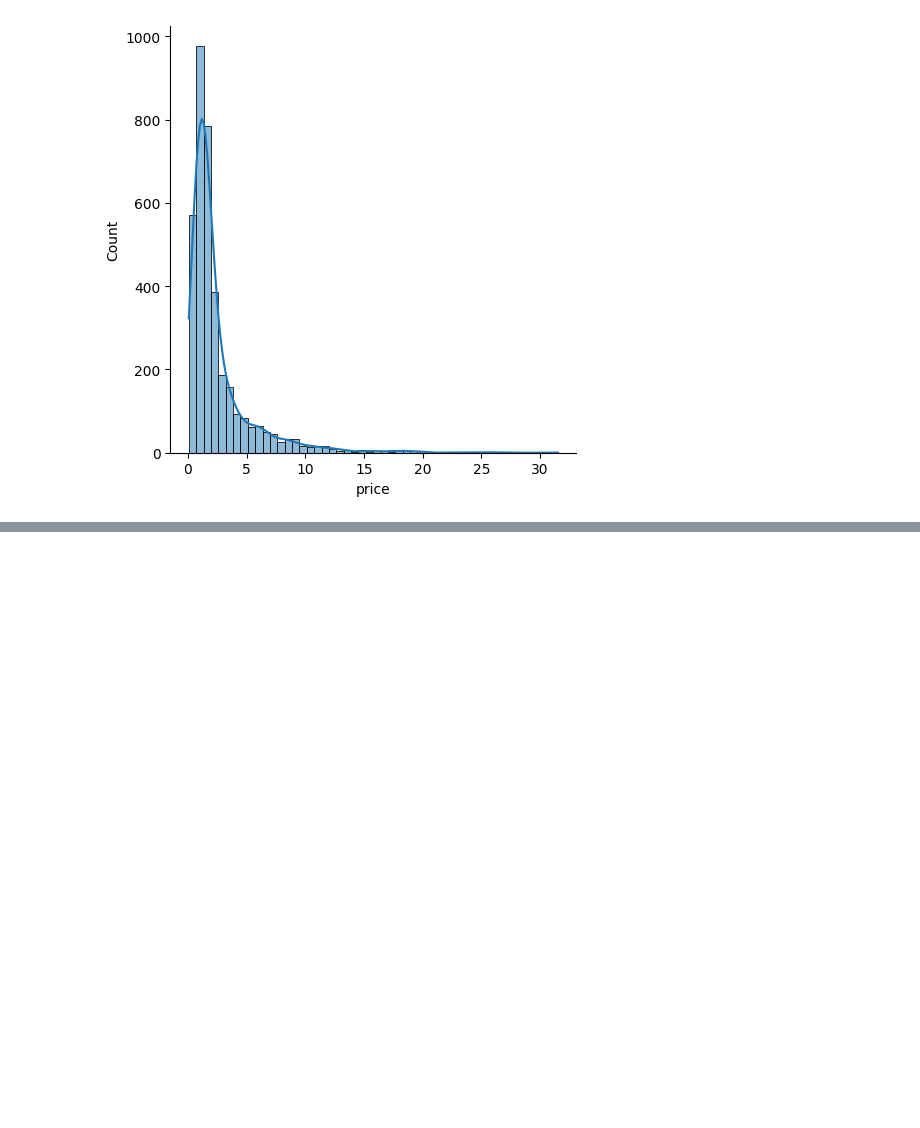
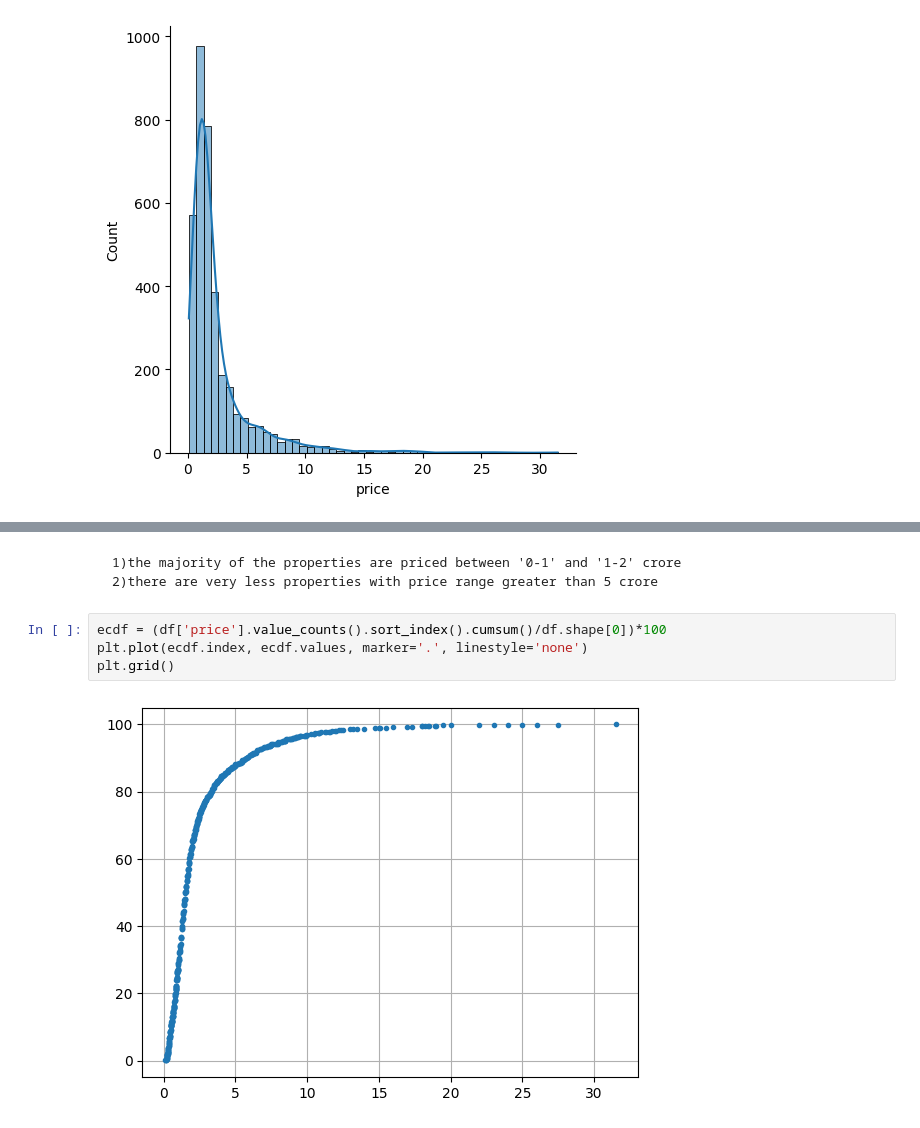
Before and after one commit to Yajas565/Proplytics, a Jupyter notebook: notebooks/session4_notebooks/univariate_EDA.ipynb, the cells around one changed output, grey strips where cells are left out. Saved outputs shown, nothing was run; the diff lists cells and outputs as text; blank space fills up the shorter version.

```diff
--- a/notebooks/session4_notebooks/univariate_EDA.ipynb
+++ b/notebooks/session4_notebooks/univariate_EDA.ipynb
@@ -231,0 +321,9 @@ sns.displot(df['price'], bins=50, kde=True)
+# %% [markdown]
+    1)the majority of the properties are priced between '0-1' and '1-2' crore
+    2)there are very less properties with price range greater than 5 crore
+# %%
+ecdf = (df['price'].value_counts().sort_index().cumsum()/df.shape[0])*100
+plt.plot(ecdf.index, ecdf.values, marker='.', linestyle='none')
+plt.grid()
+# %% [output]
+[figure, added]
```
Also changed, not shown: parts of 32 cells of this notebook, 1 other file.
